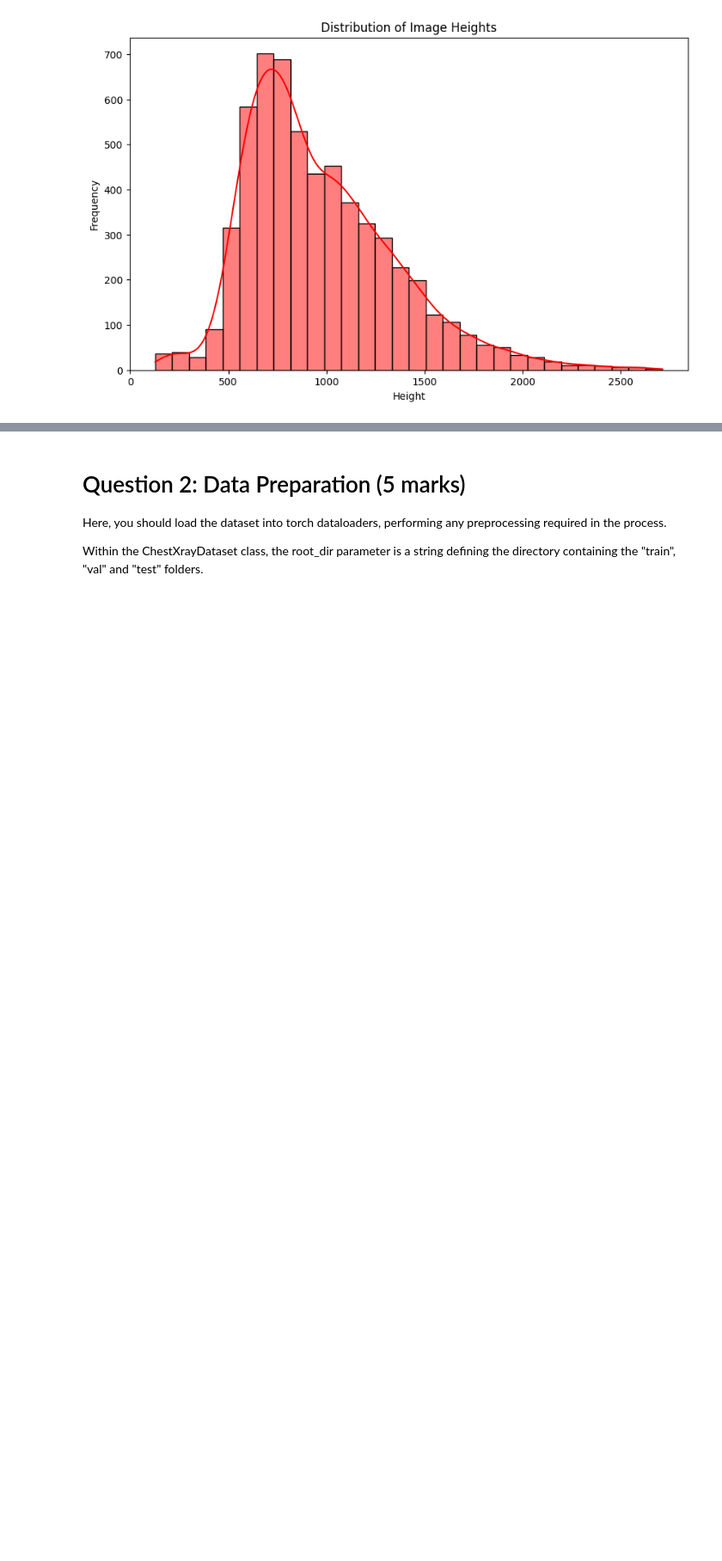
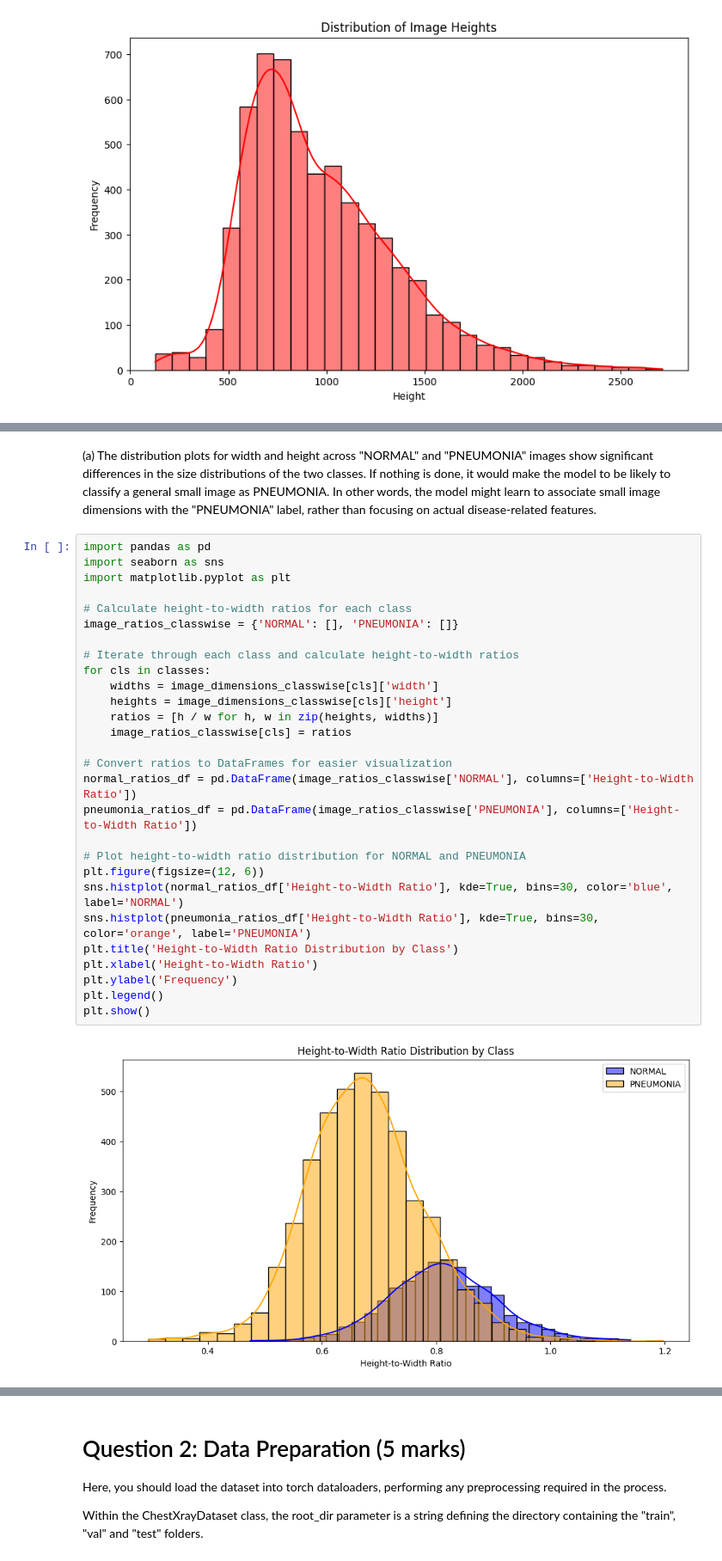
Before and after one commit to YuZhengYYDS/PneumoniaClassifier, a Jupyter notebook: COMP0188_CW1_Questions.ipynb, the cells around one changed output, grey strips where cells are left out. Shown: that part at 86% size. Drawn from its saved outputs; the diff is of its cells as text; blank space fills up the shorter version.

```diff
--- a/COMP0188_CW1_Questions.ipynb
+++ b/COMP0188_CW1_Questions.ipynb
@@ -271,0 +298,32 @@ The distribution of ratio of height to width for each image shows that it follow
+# %% [markdown]
+(a) The distribution plots for width and height across "NORMAL" and "PNEUMONIA" images show significant differences in the size distributions of the two classes. If nothing is done, it would make the model to be likely to classify a general small image as PNEUMONIA. In other words, the model might learn to associate small image dimensions with the "PNEUMONIA" label, rather than focusing on actual disease-related features.
+# %%
+import pandas as pd
+import seaborn as sns
+import matplotlib.pyplot as plt
+
+# Calculate height-to-width ratios for each class
+image_ratios_classwise = {'NORMAL': [], 'PNEUMONIA': []}
+
+# Iterate through each class and calculate height-to-width ratios
+for cls in classes:
+    widths = image_dimensions_classwise[cls]['width']
+    heights = image_dimensions_classwise[cls]['height']
+    ratios = [h / w for h, w in zip(heights, widths)]
+    image_ratios_classwise[cls] = ratios
+
+# Convert ratios to DataFrames for easier visualization
+normal_ratios_df = pd.DataFrame(image_ratios_classwise['NORMAL'], columns=['Height-to-Width Ratio'])
+pneumonia_ratios_df = pd.DataFrame(image_ratios_classwise['PNEUMONIA'], columns=['Height-to-Width Ratio'])
+
+# Plot height-to-width ratio distribution for NORMAL and PNEUMONIA
+plt.figure(figsize=(12, 6))
+sns.histplot(normal_ratios_df['Height-to-Width Ratio'], kde=True, bins=30, color='blue', label='NORMAL')
+sns.histplot(pneumonia_ratios_df['Height-to-Width Ratio'], kde=True, bins=30, color='orange', label='PNEUMONIA')
+plt.title('Height-to-Width Ratio Distribution by Class')
+plt.xlabel('Height-to-Width Ratio')
+plt.ylabel('Frequency')
+plt.legend()
+plt.show()
+# %% [output]
+[figure, added]
```
Also changed, not shown: parts of 18 cells of this notebook, 22 other files.
